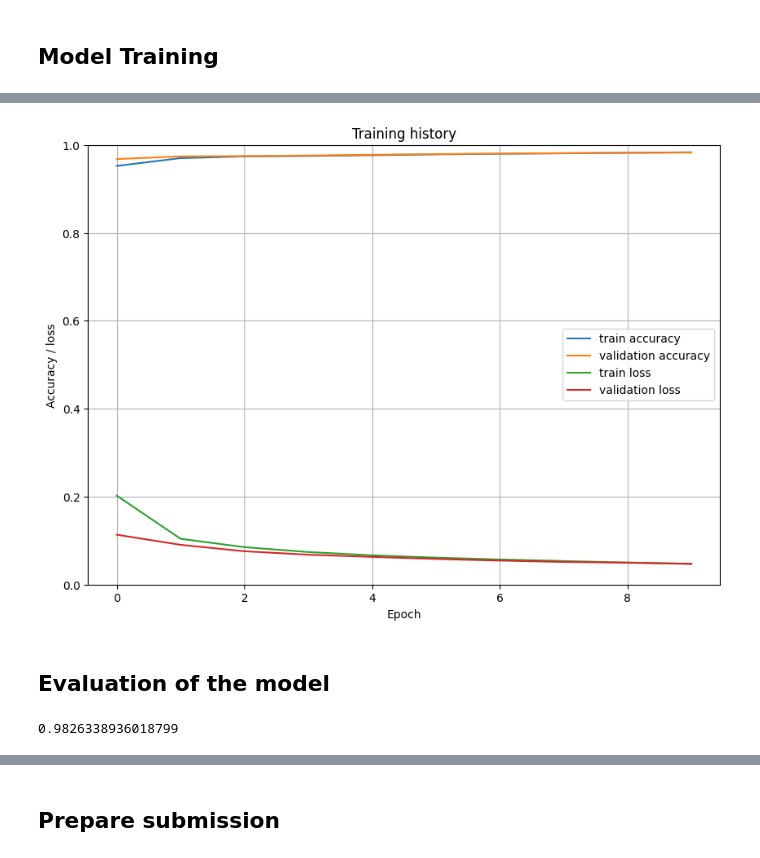
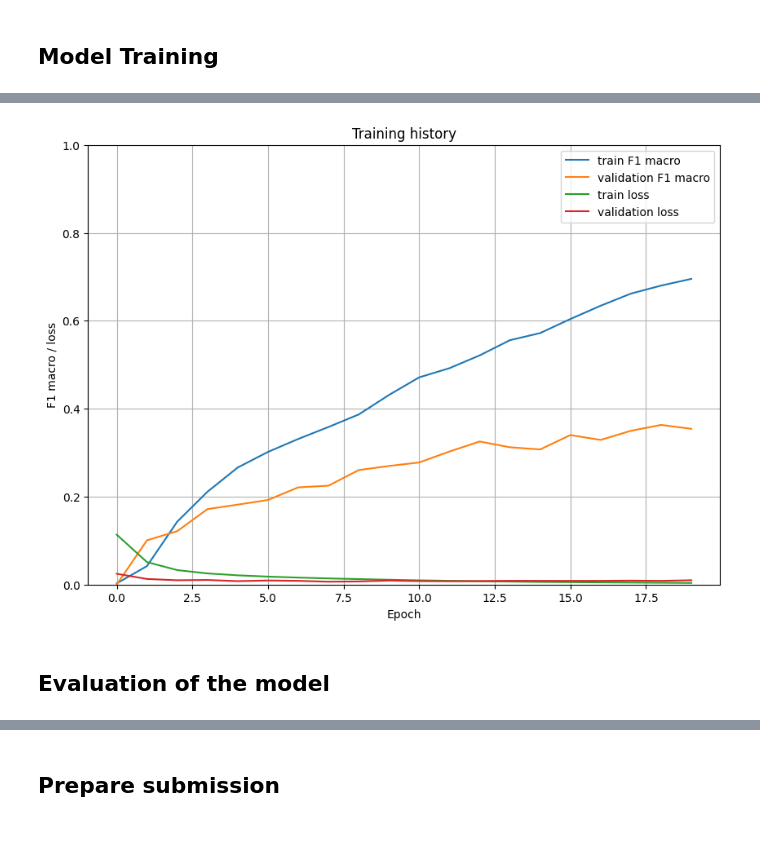
Before and after one commit to tagny/relation_extraction_textmine25, a Jupyter notebook: defi_textmine_2025/multi_label_text_classification_BERT.ipynb, the cells around one changed output, grey strips where cells are left out. Saved outputs shown, nothing was run; the diff lists cells and outputs as text; code cells hidden in the pictures.

Commit message:
Improve multilabel text classif  with fixed dataset and all the 37 classes of relation: val_f1_macro=0.3497

```diff
--- a/defi_textmine_2025/multi_label_text_classification_BERT.ipynb
+++ b/defi_textmine_2025/multi_label_text_classification_BERT.ipynb
@@ -244,0 +272,5 @@ dtype: int64
+# %%
+# sample train data without relation as much as thode with relations
+# don't sample validation data as we are not suppose to know which pair of entities has a relation
+df_train = pd.concat([df_train_with_relation, df_train_without_relation.sample(n=df_train_with_relation.shape[0])])
+df_train.shape
@@ -521,27 +642,38 @@ def eval_model(validation_loader, model, optimizer):
 # %% [markdown]
 ## Model Training
 # %%
-EPOCHS = 10
-LEARNING_RATE = 1e-05
-THRESHOLD = 0.5 # threshold for the sigmoid
+EPOCHS = 20
+LEARNING_RATE = 1e-04
+# THRESHOLD = 0.5 # threshold for the sigmoid
+PATIENCE = 4
+n_not_better_steps = 0
+history = defaultdict(list)
+best_f1_macro = 0
+# assert not os.path.exists(model_dict_state_path), "The trained model is already serialized at {model_dict_state_path}"
 
-history = defaultdict(list)
-best_accuracy = 0
-assert not os.path.exists(model_dict_state_path), "The trained model is already serialized at {model_dict_state_path}"
+if not os.path.exists(os.path.dirname(model_dict_state_path)):
+    os.makedirs(os.path.dirname(model_dict_state_path))
 
 for epoch in range(1, EPOCHS+1):
     print(f'Epoch {epoch}/{EPOCHS}')
-    model, train_acc, train_loss = train_model(train_data_loader, model, optimizer)
-    val_acc, val_loss = eval_model(val_data_loader, model, optimizer)
+    model, train_acc, train_f1_macro, train_loss = train_model(train_data_loader, model, optimizer)
+    val_acc, val_f1_macro, val_loss = eval_model(val_data_loader, model)
 
-    print(f'train_loss={train_loss:.4f}, val_loss={val_loss:.4f} train_acc={train_acc:.4f}, val_acc={val_acc:.4f}')
+    print(f'train_loss={train_loss:.4f}, val_loss={val_loss:.4f} train_f1_macro={train_f1_macro:.4f}, val_f1_macro={val_f1_macro:.4f}')
 
     history['train_acc'].append(train_acc)
+    history['train_f1_macro'].append(train_f1_macro)
     history['train_loss'].append(train_loss)
     history['val_acc'].append(val_acc)
+    history['val_f1_macro'].append(val_f1_macro)
     history['val_loss'].append(val_loss)
     # save the best model
-    if val_acc > best_accuracy:
+    if val_f1_macro > best_f1_macro:
         torch.save(model.state_dict(), model_dict_state_path)
-        best_accuracy = val_acc
+        best_f1_macro = val_f1_macro
+        n_not_better_steps = 0
+    else: # check for early stopping
+        n_not_better_steps += 1
+        if n_not_better_steps >= PATIENCE:
+            break
 # %% [output]
@@ -568,17 +704,17 @@ train_loss=0.0469, val_loss=0.0473 train_acc=0.9832, val_acc=0.9826
 # %%
 plt.rcParams["figure.figsize"] = (10,7)
-plt.plot(history['train_acc'], label='train accuracy')
-plt.plot(history['val_acc'], label='validation accuracy')
+plt.plot(history['train_f1_macro'], label='train F1 macro')
+plt.plot(history['val_f1_macro'], label='validation F1 macro')
 plt.plot(history['train_loss'], label='train loss')
 plt.plot(history['val_loss'], label='validation loss')
 plt.title('Training history')
-plt.ylabel('Accuracy / loss')
+plt.ylabel('F1 macro / loss')
 plt.xlabel('Epoch')
 plt.legend()
 plt.ylim([0, 1])
 plt.grid()
 # %% [output]
-[figure, old version]
+[figure, new version]
 # %% [markdown]
 ## Evaluation of the model
 # %%
@@ -592,6 +728,4 @@ val_acc, val_loss = eval_model(val_data_loader, model, optimizer)
 # %%
 # The accuracy looks OK, similar to the validation accuracy
 # The model generalizes well !
-val_acc
+# val_acc
-# %% [output]
-0.9826338936018799
```
Also changed, not shown: parts of 28 cells of this notebook, 1 other file.
